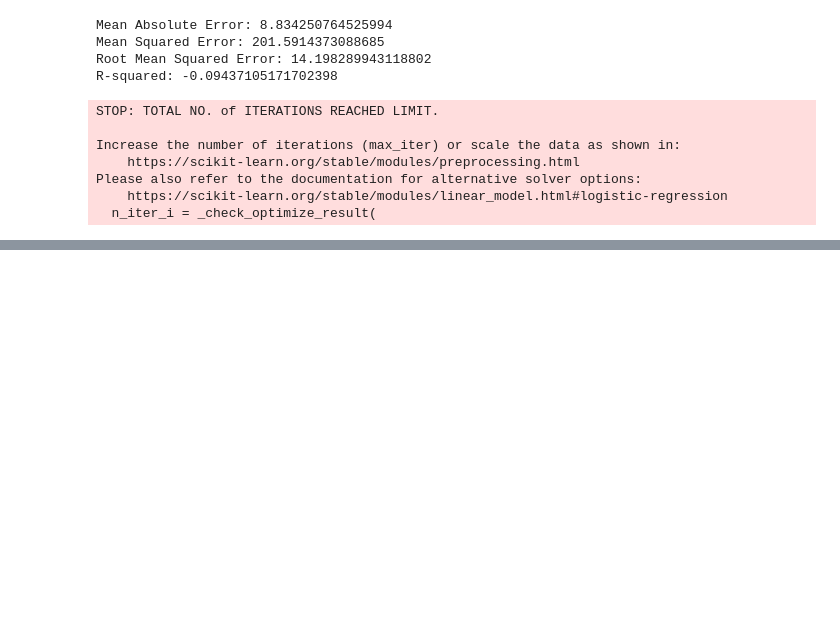
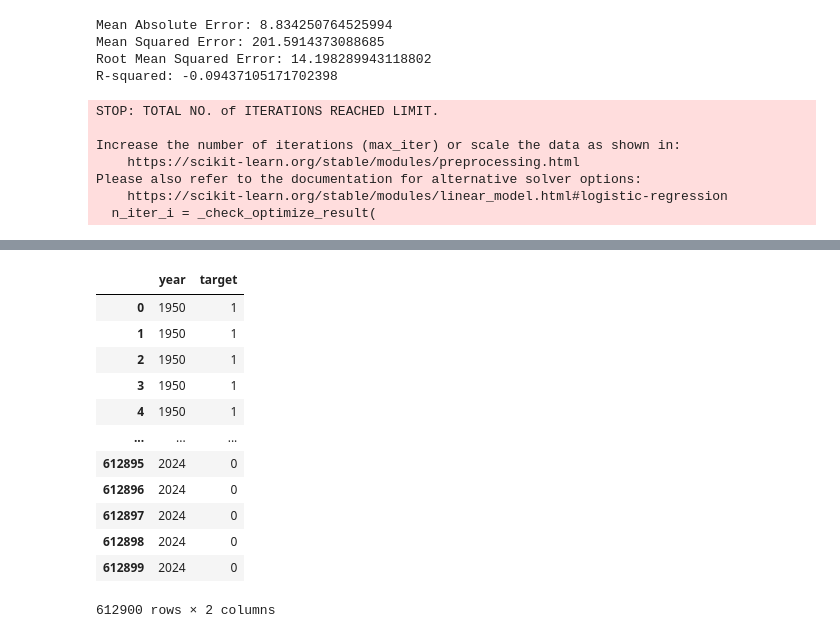
Before and after one commit to MariaKov17/DL-Project, a Jupyter notebook: model/Untitled-1.ipynb, the cells around one changed output, grey strips where cells are left out. Cells and saved outputs as stored; diff of their text form; code cells hidden in the pictures; blank space fills up the shorter version.

```diff
--- a/model/Untitled-1.ipynb
+++ b/model/Untitled-1.ipynb
@@ -227,0 +235,19 @@ R-squared: 0.5386536360484938
+# %%
+X_long = X.melt(id_vars=['x', 'y','z'], var_name='year', value_name='value')
+y_long = y.melt(var_name='year', value_name='target')
+# %%
+y_long
+# %% [output]
+|  | year | target |
+| 0 | 1950 | 1 |
+| 1 | 1950 | 1 |
+| 2 | 1950 | 1 |
+| 3 | 1950 | 1 |
+| 4 | 1950 | 1 |
+| ... | ... | ... |
+| 612895 | 2024 | 0 |
+| 612896 | 2024 | 0 |
+| 612897 | 2024 | 0 |
+| 612898 | 2024 | 0 |
+| 612899 | 2024 | 0 |
+612900 rows × 2 columns
```
Also changed, not shown: parts of 8 cells of this notebook.
